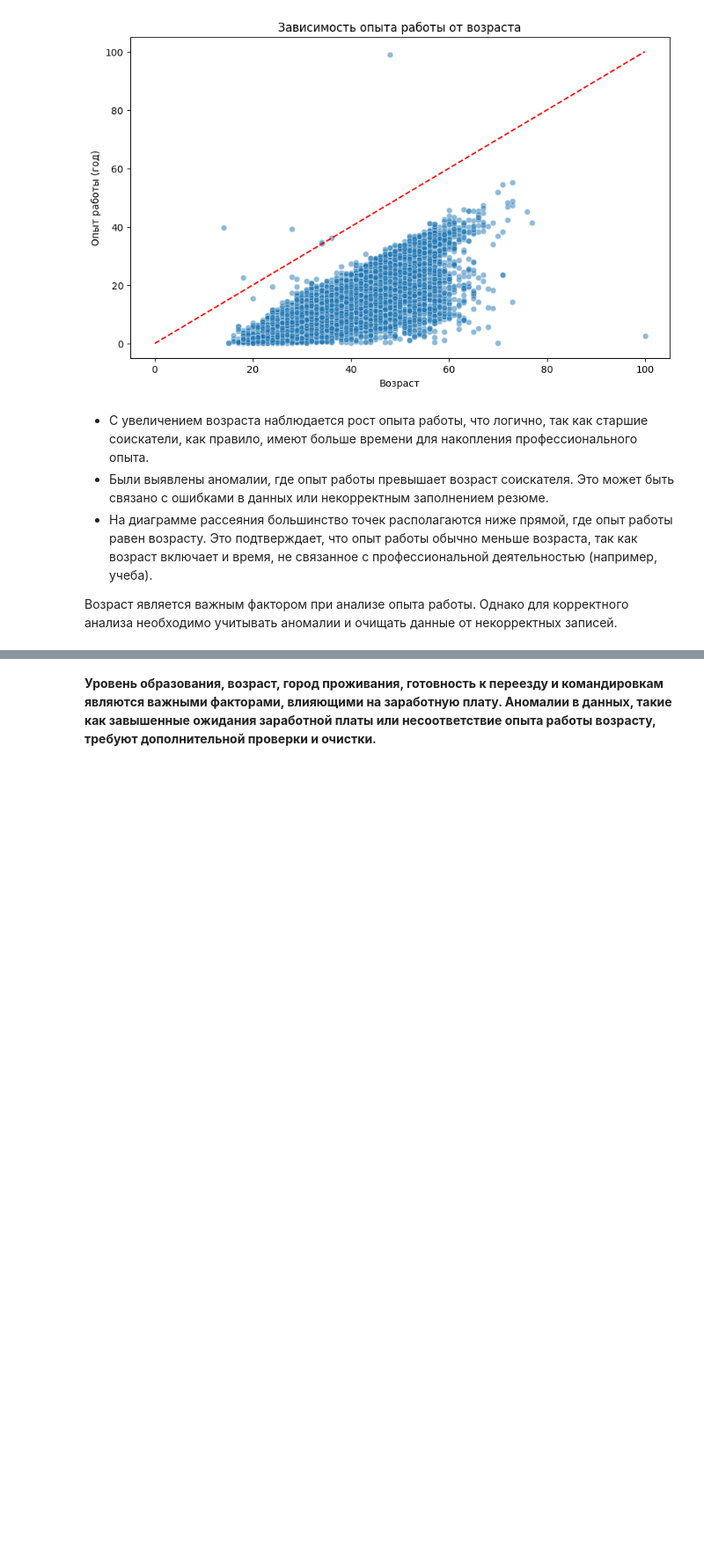
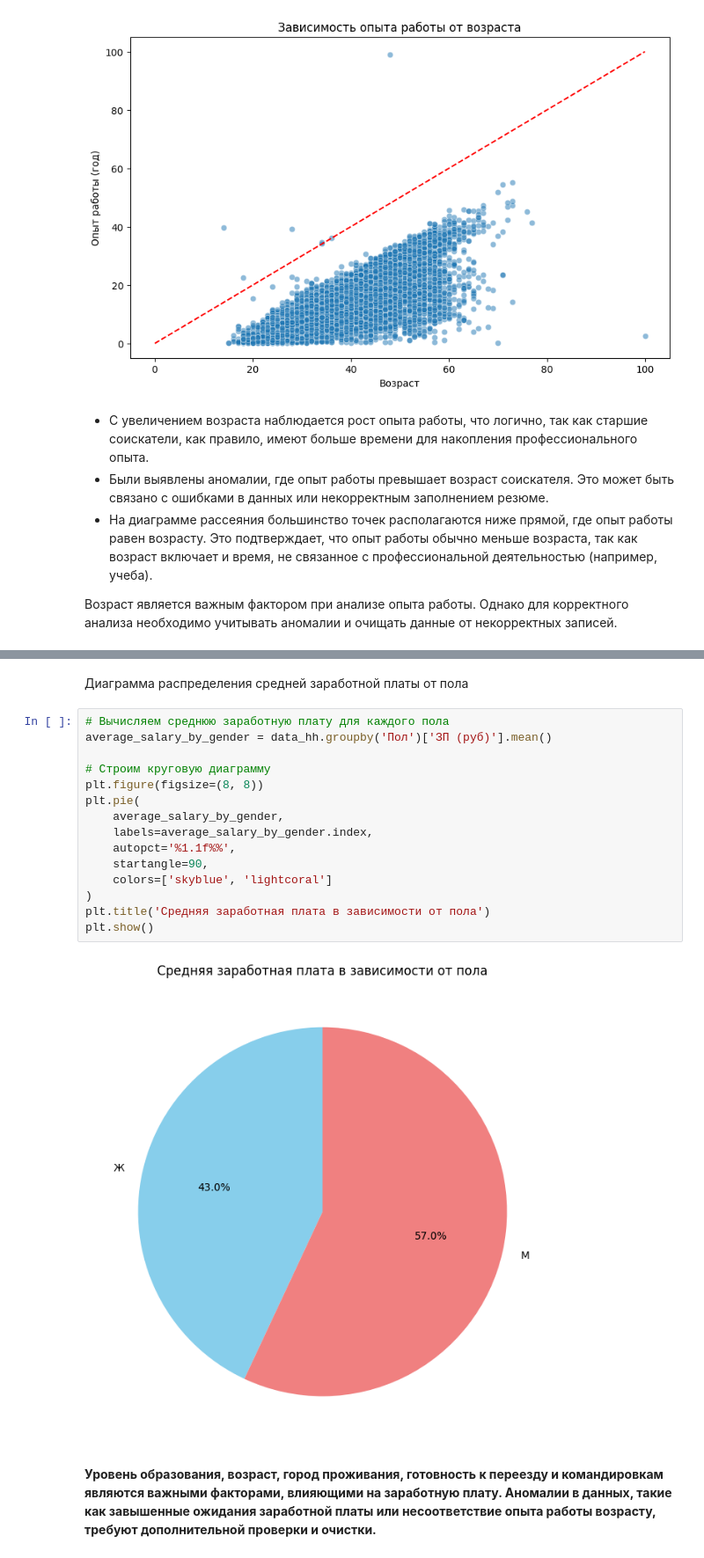
Before and after one commit to maksmick/SF, a Jupyter notebook: Project_1/Project-1_MT.ipynb, the cells around one changed output, grey strips where cells are left out. Shown at 88% size. Saved outputs shown, nothing was run; the diff lists cells and outputs as text; blank space fills up the shorter version.

```diff
--- a/Project_1/Project-1_MT.ipynb
+++ b/Project_1/Project-1_MT.ipynb
@@ -853,3 +883,22 @@ plt.show()
+# %% [markdown]
+Диаграмма распределения средней заработной платы от пола
+# %%
+# Вычисляем среднюю заработную плату для каждого пола
+average_salary_by_gender = data_hh.groupby('Пол')['ЗП (руб)'].mean()
+
+# Строим круговую диаграмму
+plt.figure(figsize=(8, 8))
+plt.pie(
+    average_salary_by_gender,
+    labels=average_salary_by_gender.index,
+    autopct='%1.1f%%',
+    startangle=90,
+    colors=['skyblue', 'lightcoral']
+)
+plt.title('Средняя заработная плата в зависимости от пола')
+plt.show()
+# %% [output]
+[figure, added]
 # %% [markdown]
 **Уровень образования, возраст, город проживания, готовность к переезду и командировкам являются важными факторами, влияющими на заработную плату.
 Аномалии в данных, такие как завышенные ожидания заработной платы или несоответствие опыта работы возрасту, требуют дополнительной проверки и очистки.**
```
Also changed, not shown: parts of 4 cells of this notebook, 1 other file.
